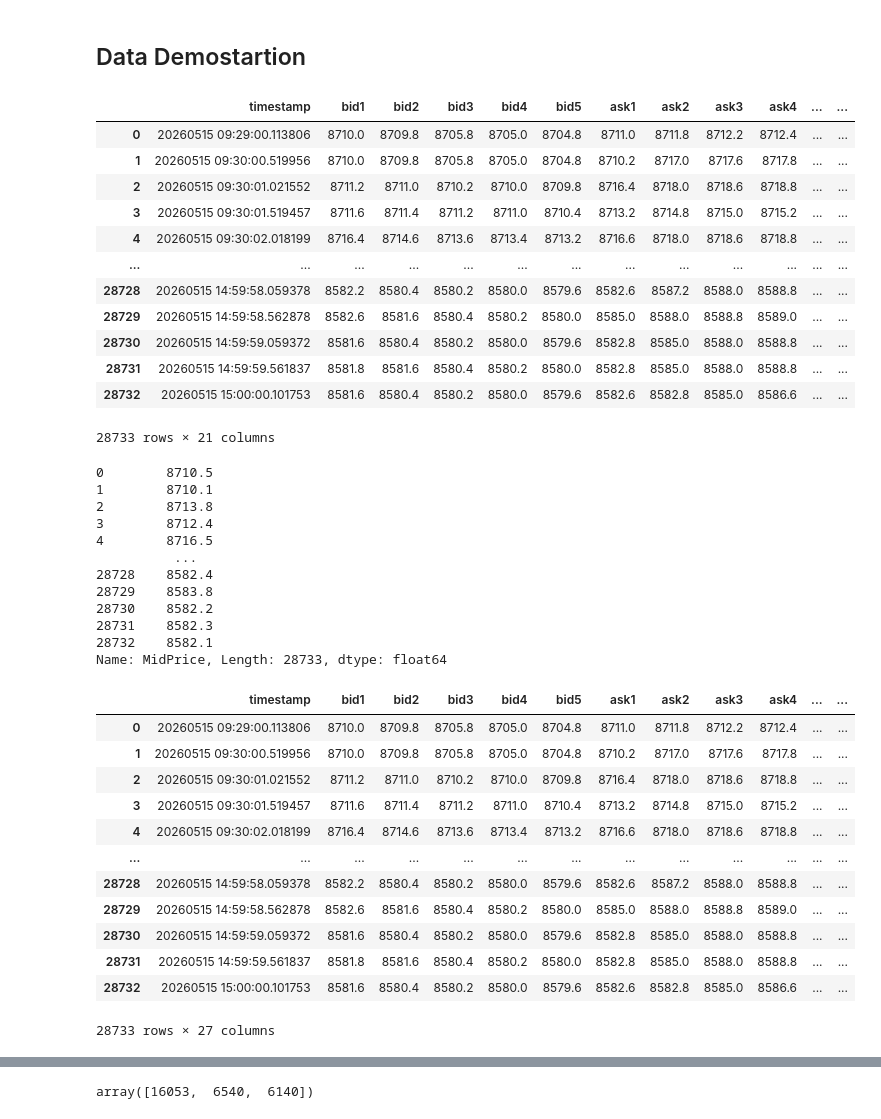
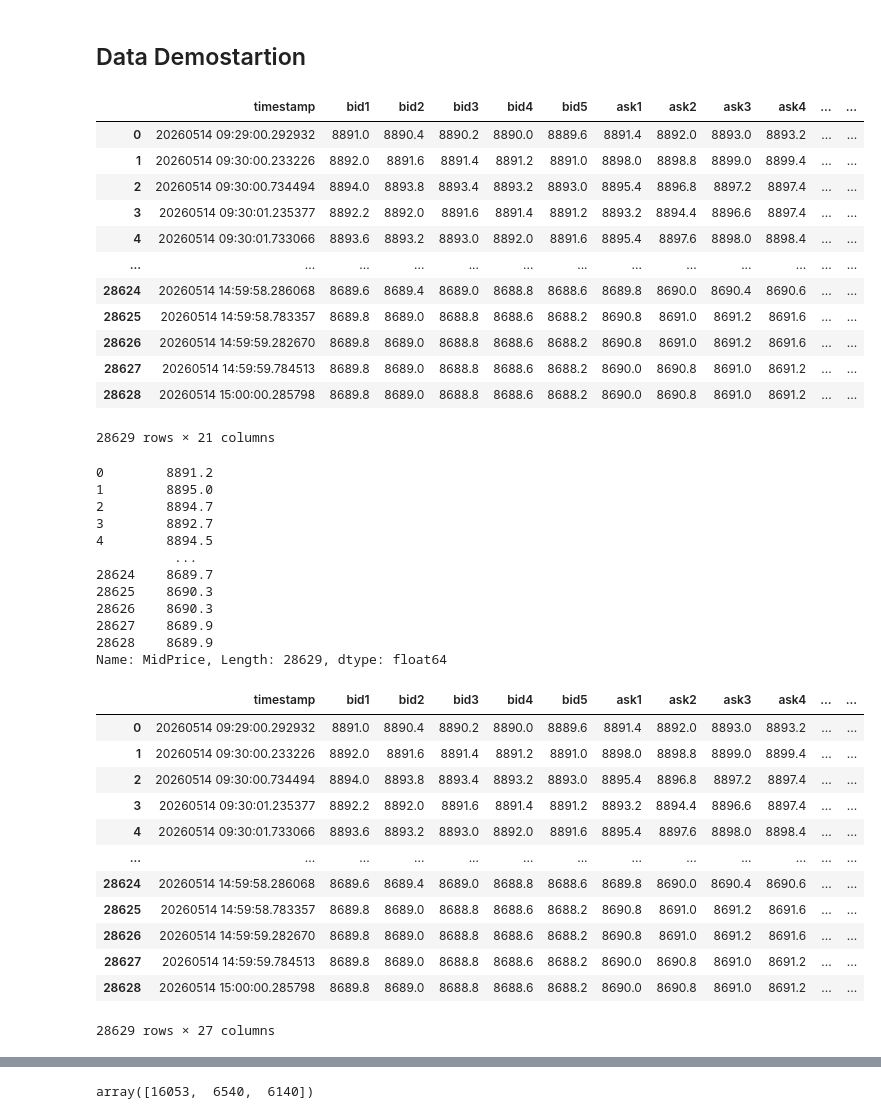
Before and after one commit to MatthewChang3721/DeepLOB, a Jupyter notebook: DeepLOB_demo.ipynb, the cells around one changed output, grey strips where cells are left out. Saved outputs shown, nothing was run; the diff lists cells and outputs as text; code cells hidden in the pictures.

```diff
--- a/DeepLOB_demo.ipynb
+++ b/DeepLOB_demo.ipynb
@@ -8,38 +8,38 @@ from collections import deque
 # %% [markdown]
 ## Data Demostartion
 # %%
-df = pd.read_csv('Data/Raw_data/IM2606_20260515.csv', usecols=[0] + list(range(5, 25)))
+df = pd.read_csv('Data/Raw_data/IM2606_20260514.csv', usecols=[0] + list(range(5, 25)))
 df
 # %% [output]
 |  | timestamp | bid1 | bid2 | bid3 | bid4 | bid5 | ask1 | ask2 | ask3 | ask4 | ... | ... |
-| 0 | 20260515 09:29:00.113806 | 8710.0 | 8709.8 | 8705.8 | 8705.0 | 8704.8 | 8711.0 | 8711.8 | 8712.2 | 8712.4 | ... | ... |
-| 1 | 20260515 09:30:00.519956 | 8710.0 | 8709.8 | 8705.8 | 8705.0 | 8704.8 | 8710.2 | 8717.0 | 8717.6 | 8717.8 | ... | ... |
-| 2 | 20260515 09:30:01.021552 | 8711.2 | 8711.0 | 8710.2 | 8710.0 | 8709.8 | 8716.4 | 8718.0 | 8718.6 | 8718.8 | ... | ... |
-| 3 | 20260515 09:30:01.519457 | 8711.6 | 8711.4 | 8711.2 | 8711.0 | 8710.4 | 8713.2 | 8714.8 | 8715.0 | 8715.2 | ... | ... |
-| 4 | 20260515 09:30:02.018199 | 8716.4 | 8714.6 | 8713.6 | 8713.4 | 8713.2 | 8716.6 | 8718.0 | 8718.6 | 8718.8 | ... | ... |
+| 0 | 20260514 09:29:00.292932 | 8891.0 | 8890.4 | 8890.2 | 8890.0 | 8889.6 | 8891.4 | 8892.0 | 8893.0 | 8893.2 | ... | ... |
+| 1 | 20260514 09:30:00.233226 | 8892.0 | 8891.6 | 8891.4 | 8891.2 | 8891.0 | 8898.0 | 8898.8 | 8899.0 | 8899.4 | ... | ... |
+| 2 | 20260514 09:30:00.734494 | 8894.0 | 8893.8 | 8893.4 | 8893.2 | 8893.0 | 8895.4 | 8896.8 | 8897.2 | 8897.4 | ... | ... |
+| 3 | 20260514 09:30:01.235377 | 8892.2 | 8892.0 | 8891.6 | 8891.4 | 8891.2 | 8893.2 | 8894.4 | 8896.6 | 8897.4 | ... | ... |
+| 4 | 20260514 09:30:01.733066 | 8893.6 | 8893.2 | 8893.0 | 8892.0 | 8891.6 | 8895.4 | 8897.6 | 8898.0 | 8898.4 | ... | ... |
 | ... | ... | ... | ... | ... | ... | ... | ... | ... | ... | ... | ... | ... |
-| 28728 | 20260515 14:59:58.059378 | 8582.2 | 8580.4 | 8580.2 | 8580.0 | 8579.6 | 8582.6 | 8587.2 | 8588.0 | 8588.8 | ... | ... |
-| 28729 | 20260515 14:59:58.562878 | 8582.6 | 8581.6 | 8580.4 | 8580.2 | 8580.0 | 8585.0 | 8588.0 | 8588.8 | 8589.0 | ... | ... |
-| 28730 | 20260515 14:59:59.059372 | 8581.6 | 8580.4 | 8580.2 | 8580.0 | 8579.6 | 8582.8 | 8585.0 | 8588.0 | 8588.8 | ... | ... |
-| 28731 | 20260515 14:59:59.561837 | 8581.8 | 8581.6 | 8580.4 | 8580.2 | 8580.0 | 8582.8 | 8585.0 | 8588.0 | 8588.8 | ... | ... |
-| 28732 | 20260515 15:00:00.101753 | 8581.6 | 8580.4 | 8580.2 | 8580.0 | 8579.6 | 8582.6 | 8582.8 | 8585.0 | 8586.6 | ... | ... |
+| 28624 | 20260514 14:59:58.286068 | 8689.6 | 8689.4 | 8689.0 | 8688.8 | 8688.6 | 8689.8 | 8690.0 | 8690.4 | 8690.6 | ... | ... |
+| 28625 | 20260514 14:59:58.783357 | 8689.8 | 8689.0 | 8688.8 | 8688.6 | 8688.2 | 8690.8 | 8691.0 | 8691.2 | 8691.6 | ... | ... |
+| 28626 | 20260514 14:59:59.282670 | 8689.8 | 8689.0 | 8688.8 | 8688.6 | 8688.2 | 8690.8 | 8691.0 | 8691.2 | 8691.6 | ... | ... |
+| 28627 | 20260514 14:59:59.784513 | 8689.8 | 8689.0 | 8688.8 | 8688.6 | 8688.2 | 8690.0 | 8690.8 | 8691.0 | 8691.2 | ... | ... |
+| 28628 | 20260514 15:00:00.285798 | 8689.8 | 8689.0 | 8688.8 | 8688.6 | 8688.2 | 8690.0 | 8690.8 | 8691.0 | 8691.2 | ... | ... |
-28733 rows × 21 columns
+28629 rows × 21 columns
 # %%
 df['MidPrice'] = (df['bid1'] + df['ask1']) / 2
 df['MidPrice']
 # %% [output]
-0        8710.5
-1        8710.1
-2        8713.8
-3        8712.4
-4        8716.5
+0        8891.2
+1        8895.0
+2        8894.7
+3        8892.7
+4        8894.5
           ...
-28728    8582.4
-28729    8583.8
-28730    8582.2
-28731    8582.3
-28732    8582.1
-Name: MidPrice, Length: 28733, dtype: float64
+28624    8689.7
+28625    8690.3
+28626    8690.3
+28627    8689.9
+28628    8689.9
+Name: MidPrice, Length: 28629, dtype: float64
 # %%
 def price_micro(df, level: int):
     price_cols = [f'bid{level}', f'ask{level}']
@@ -52,17 +52,17 @@ for i in range(1,6):
 df
 # %% [output]
 |  | timestamp | bid1 | bid2 | bid3 | bid4 | bid5 | ask1 | ask2 | ask3 | ask4 | ... | ... |
-| 0 | 20260515 09:29:00.113806 | 8710.0 | 8709.8 | 8705.8 | 8705.0 | 8704.8 | 8711.0 | 8711.8 | 8712.2 | 8712.4 | ... | ... |
-| 1 | 20260515 09:30:00.519956 | 8710.0 | 8709.8 | 8705.8 | 8705.0 | 8704.8 | 8710.2 | 8717.0 | 8717.6 | 8717.8 | ... | ... |
-| 2 | 20260515 09:30:01.021552 | 8711.2 | 8711.0 | 8710.2 | 8710.0 | 8709.8 | 8716.4 | 8718.0 | 8718.6 | 8718.8 | ... | ... |
-| 3 | 20260515 09:30:01.519457 | 8711.6 | 8711.4 | 8711.2 | 8711.0 | 8710.4 | 8713.2 | 8714.8 | 8715.0 | 8715.2 | ... | ... |
-| 4 | 20260515 09:30:02.018199 | 8716.4 | 8714.6 | 8713.6 | 8713.4 | 8713.2 | 8716.6 | 8718.0 | 8718.6 | 8718.8 | ... | ... |
+| 0 | 20260514 09:29:00.292932 | 8891.0 | 8890.4 | 8890.2 | 8890.0 | 8889.6 | 8891.4 | 8892.0 | 8893.0 | 8893.2 | ... | ... |
+| 1 | 20260514 09:30:00.233226 | 8892.0 | 8891.6 | 8891.4 | 8891.2 | 8891.0 | 8898.0 | 8898.8 | 8899.0 | 8899.4 | ... | ... |
+| 2 | 20260514 09:30:00.734494 | 8894.0 | 8893.8 | 8893.4 | 8893.2 | 8893.0 | 8895.4 | 8896.8 | 8897.2 | 8897.4 | ... | ... |
+| 3 | 20260514 09:30:01.235377 | 8892.2 | 8892.0 | 8891.6 | 8891.4 | 8891.2 | 8893.2 | 8894.4 | 8896.6 | 8897.4 | ... | ... |
+| 4 | 20260514 09:30:01.733066 | 8893.6 | 8893.2 | 8893.0 | 8892.0 | 8891.6 | 8895.4 | 8897.6 | 8898.0 | 8898.4 | ... | ... |
 | ... | ... | ... | ... | ... | ... | ... | ... | ... | ... | ... | ... | ... |
-| 28728 | 20260515 14:59:58.059378 | 8582.2 | 8580.4 | 8580.2 | 8580.0 | 8579.6 | 8582.6 | 8587.2 | 8588.0 | 8588.8 | ... | ... |
-| 28729 | 20260515 14:59:58.562878 | 8582.6 | 8581.6 | 8580.4 | 8580.2 | 8580.0 | 8585.0 | 8588.0 | 8588.8 | 8589.0 | ... | ... |
-| 28730 | 20260515 14:59:59.059372 | 8581.6 | 8580.4 | 8580.2 | 8580.0 | 8579.6 | 8582.8 | 8585.0 | 8588.0 | 8588.8 | ... | ... |
-| 28731 | 20260515 14:59:59.561837 | 8581.8 | 8581.6 | 8580.4 | 8580.2 | 8580.0 | 8582.8 | 8585.0 | 8588.0 | 8588.8 | ... | ... |
-| 28732 | 20260515 15:00:00.101753 | 8581.6 | 8580.4 | 8580.2 | 8580.0 | 8579.6 | 8582.6 | 8582.8 | 8585.0 | 8586.6 | ... | ... |
+| 28624 | 20260514 14:59:58.286068 | 8689.6 | 8689.4 | 8689.0 | 8688.8 | 8688.6 | 8689.8 | 8690.0 | 8690.4 | 8690.6 | ... | ... |
+| 28625 | 20260514 14:59:58.783357 | 8689.8 | 8689.0 | 8688.8 | 8688.6 | 8688.2 | 8690.8 | 8691.0 | 8691.2 | 8691.6 | ... | ... |
+| 28626 | 20260514 14:59:59.282670 | 8689.8 | 8689.0 | 8688.8 | 8688.6 | 8688.2 | 8690.8 | 8691.0 | 8691.2 | 8691.6 | ... | ... |
+| 28627 | 20260514 14:59:59.784513 | 8689.8 | 8689.0 | 8688.8 | 8688.6 | 8688.2 | 8690.0 | 8690.8 | 8691.0 | 8691.2 | ... | ... |
+| 28628 | 20260514 15:00:00.285798 | 8689.8 | 8689.0 | 8688.8 | 8688.6 | 8688.2 | 8690.0 | 8690.8 | 8691.0 | 8691.2 | ... | ... |
-28733 rows × 27 columns
+28629 rows × 27 columns
 # %%
 df_selected = pd.concat([df.iloc[:, [0]], df.iloc[:, -6:]], axis=1)
```
Also changed, not shown: parts of 9 cells of this notebook, 2 other files.
